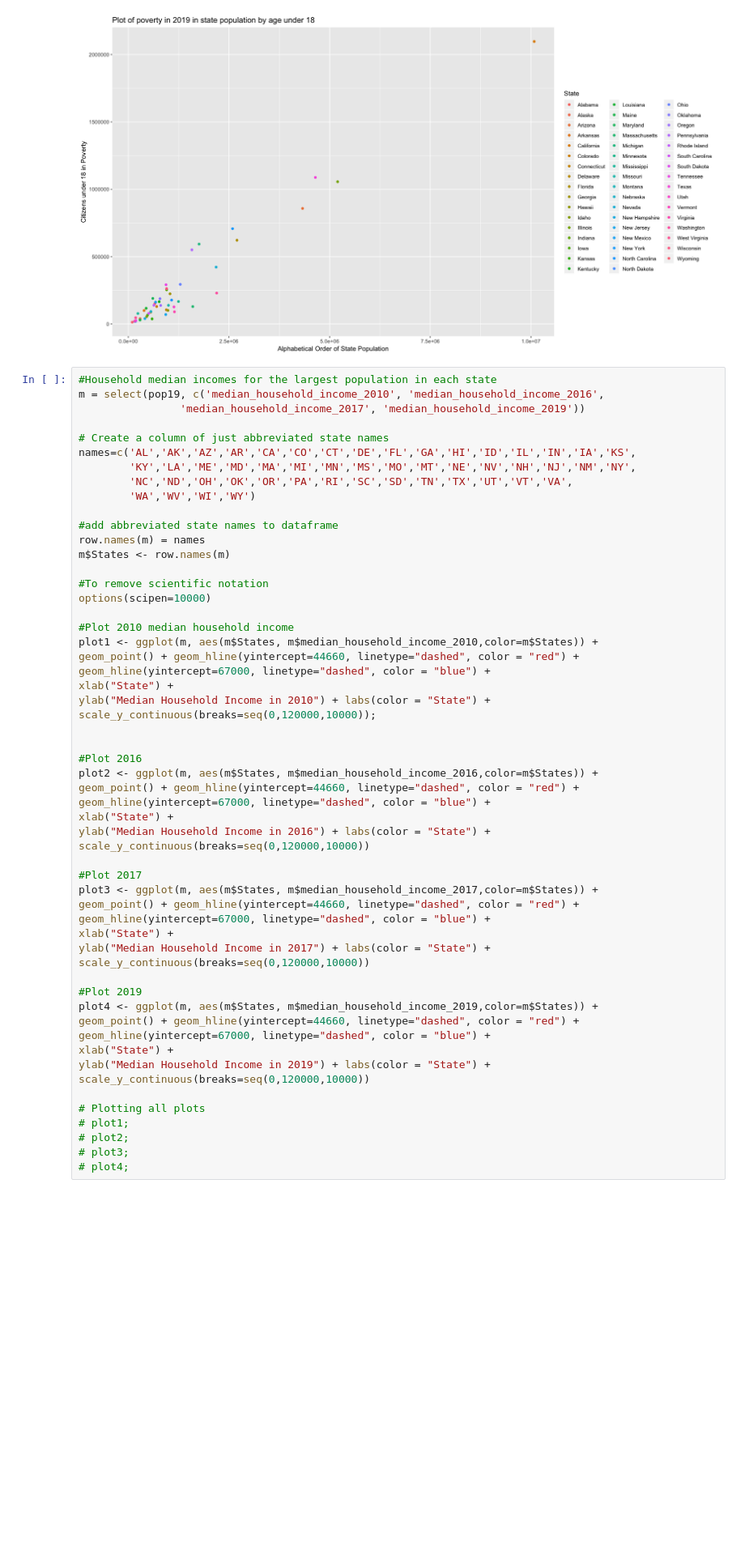
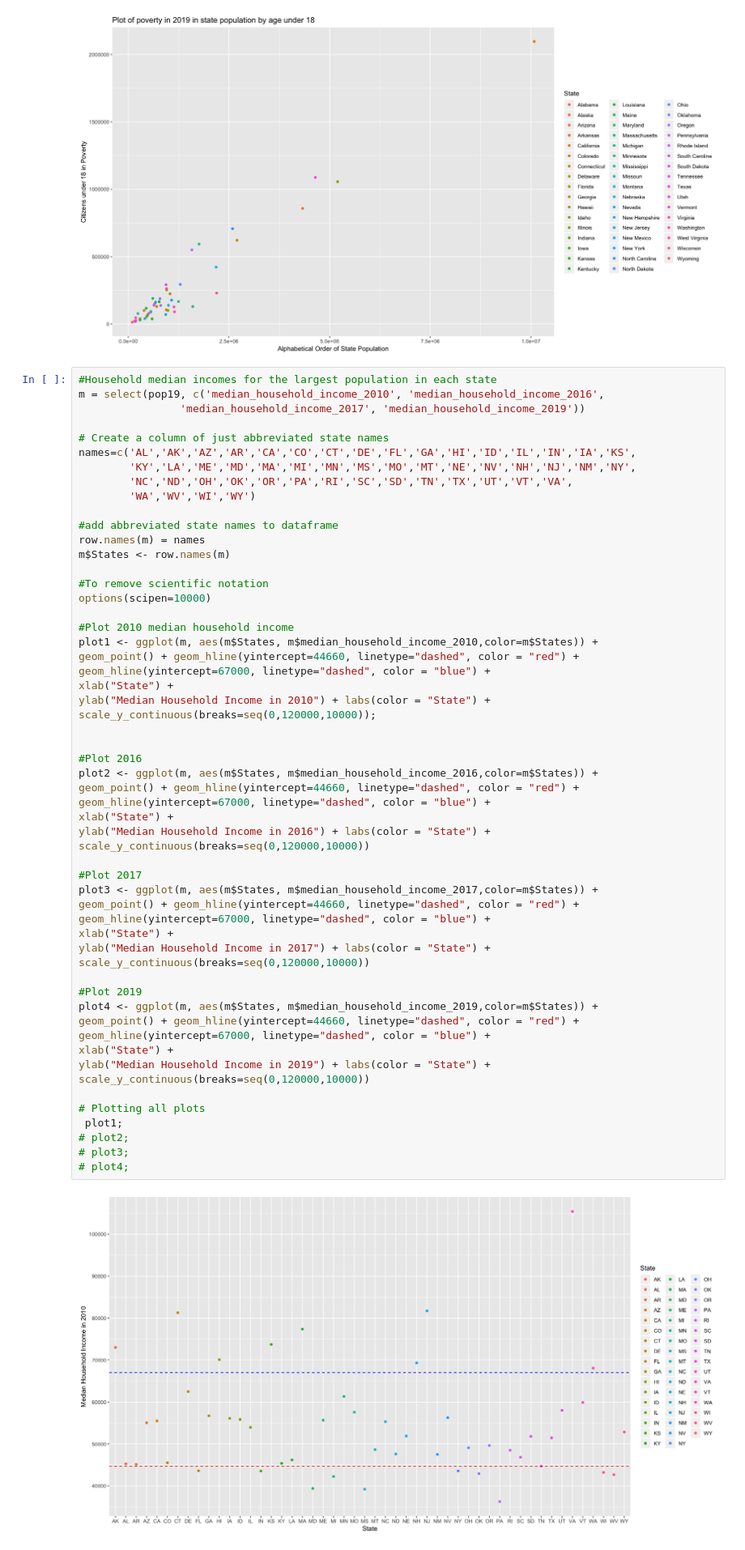
Before and after one commit to bamzie/DataSetPoverty, a Jupyter notebook: ResearchCode-Minn.ipynb, the cells around one changed output. Shown at 81% size. Cells and saved outputs as stored; diff of their text form; blank space fills up the shorter version.

```diff
--- a/ResearchCode-Minn.ipynb
+++ b/ResearchCode-Minn.ipynb
@@ -91,34 +91,36 @@ scale_y_continuous(breaks=seq(0,120000,10000));
 
 
 #Plot 2016
 plot2 <- ggplot(m, aes(m$States, m$median_household_income_2016,color=m$States)) +
 geom_point() + geom_hline(yintercept=44660, linetype="dashed", color = "red") +
 geom_hline(yintercept=67000, linetype="dashed", color = "blue") +
 xlab("State") +
 ylab("Median Household Income in 2016") + labs(color = "State") +
 scale_y_continuous(breaks=seq(0,120000,10000))
 
 #Plot 2017
 plot3 <- ggplot(m, aes(m$States, m$median_household_income_2017,color=m$States)) +
 geom_point() + geom_hline(yintercept=44660, linetype="dashed", color = "red") +
 geom_hline(yintercept=67000, linetype="dashed", color = "blue") +
 xlab("State") +
 ylab("Median Household Income in 2017") + labs(color = "State") +
 scale_y_continuous(breaks=seq(0,120000,10000))
 
 #Plot 2019
 plot4 <- ggplot(m, aes(m$States, m$median_household_income_2019,color=m$States)) +
 geom_point() + geom_hline(yintercept=44660, linetype="dashed", color = "red") +
 geom_hline(yintercept=67000, linetype="dashed", color = "blue") +
 xlab("State") +
 ylab("Median Household Income in 2019") + labs(color = "State") +
 scale_y_continuous(breaks=seq(0,120000,10000))
 
 # Plotting all plots
-# plot1;
+ plot1;
 # plot2;
 # plot3;
 # plot4;
+# %% [output]
+[figure, added]
 # %%
 # Correlation between people who are unpemployed and poor
 unemp = (pop19$unemployment_rate_2019*poverty18$pop_2019)/100;
```
Also changed, not shown: parts of 4 cells of this notebook.
